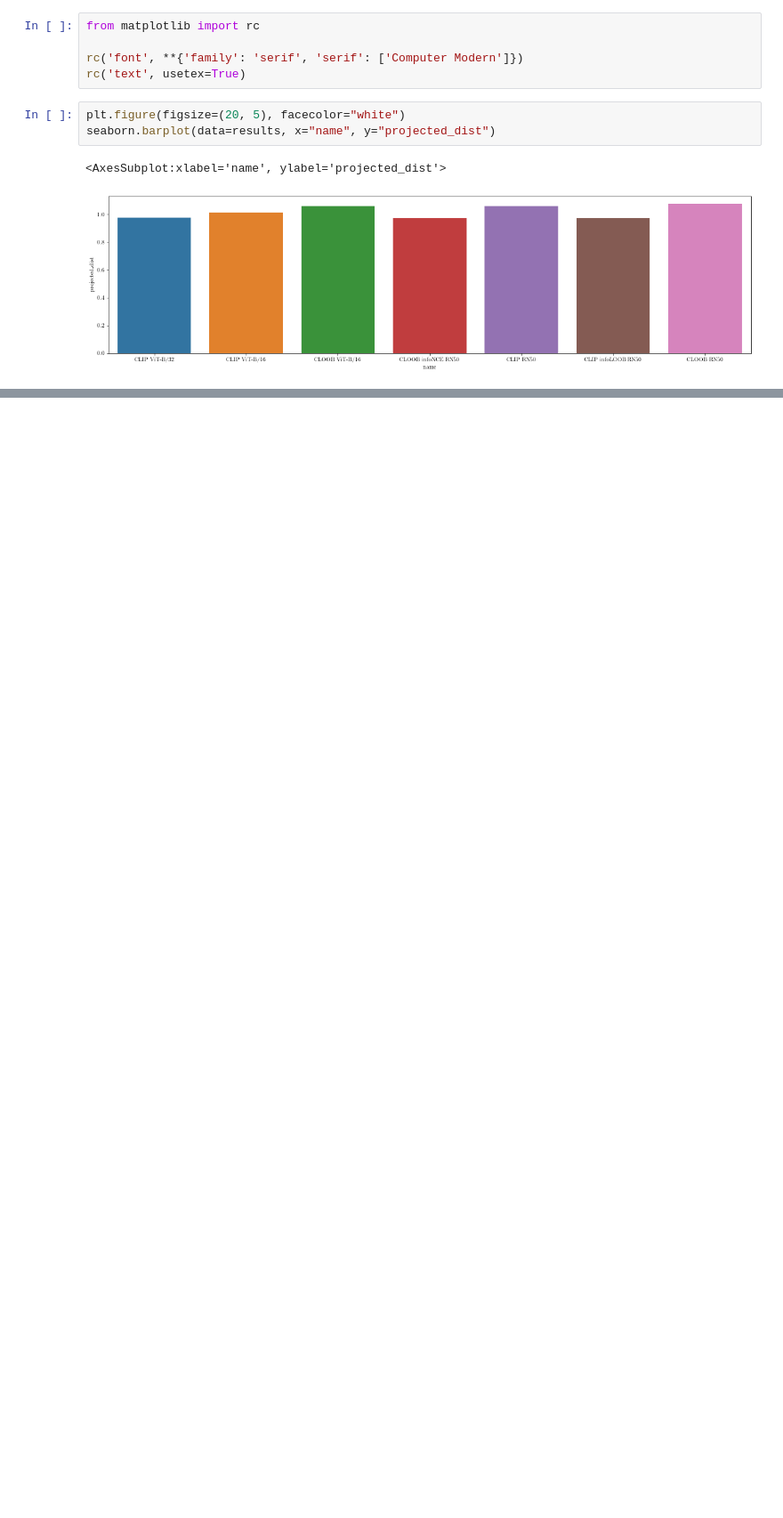
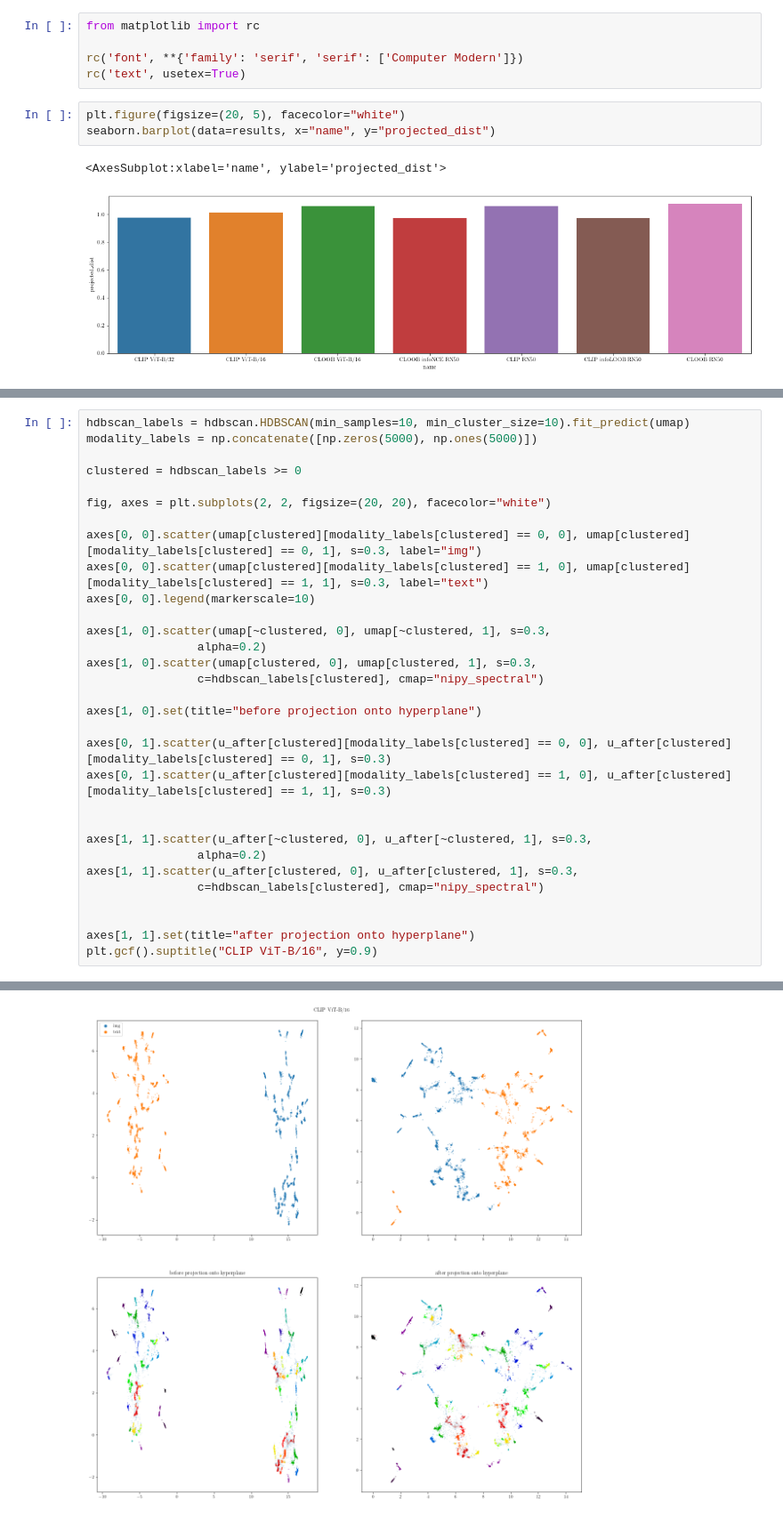
Before and after one commit to EleutherAI/exploring-contrastive-topology, a Jupyter notebook: Seperating Hyperplane Projected Distance.ipynb, the cells around one changed output, grey strips where cells are left out. Shown at 89% size. Saved outputs shown, nothing was run; the diff lists cells and outputs as text; blank space fills up the shorter version.

Commit message:
add clustering analysis

```diff
--- a/Seperating Hyperplane Projected Distance.ipynb
+++ b/Seperating Hyperplane Projected Distance.ipynb
@@ -112,0 +115,32 @@ Text(0.5, 0.95, 'CLIP ViT-B/16')
+# %%
+hdbscan_labels = hdbscan.HDBSCAN(min_samples=10, min_cluster_size=10).fit_predict(umap)
+modality_labels = np.concatenate([np.zeros(5000), np.ones(5000)])
+
+clustered = hdbscan_labels >= 0
+
+fig, axes = plt.subplots(2, 2, figsize=(20, 20), facecolor="white")
+
+axes[0, 0].scatter(umap[clustered][modality_labels[clustered] == 0, 0], umap[clustered][modality_labels[clustered] == 0, 1], s=0.3, label="img")
+axes[0, 0].scatter(umap[clustered][modality_labels[clustered] == 1, 0], umap[clustered][modality_labels[clustered] == 1, 1], s=0.3, label="text")
+axes[0, 0].legend(markerscale=10)
+
+axes[1, 0].scatter(umap[~clustered, 0], umap[~clustered, 1], s=0.3,
+                alpha=0.2)
+axes[1, 0].scatter(umap[clustered, 0], umap[clustered, 1], s=0.3,
+                c=hdbscan_labels[clustered], cmap="nipy_spectral")
+
+axes[1, 0].set(title="before projection onto hyperplane")
+
+axes[0, 1].scatter(u_after[clustered][modality_labels[clustered] == 0, 0], u_after[clustered][modality_labels[clustered] == 0, 1], s=0.3)
+axes[0, 1].scatter(u_after[clustered][modality_labels[clustered] == 1, 0], u_after[clustered][modality_labels[clustered] == 1, 1], s=0.3)
+
+
+axes[1, 1].scatter(u_after[~clustered, 0], u_after[~clustered, 1], s=0.3,
+                alpha=0.2)
+axes[1, 1].scatter(u_after[clustered, 0], u_after[clustered, 1], s=0.3,
+                c=hdbscan_labels[clustered], cmap="nipy_spectral")
+
+
+axes[1, 1].set(title="after projection onto hyperplane")
+plt.gcf().suptitle("CLIP ViT-B/16", y=0.9)
+# %% [output]
@@ -113,3 +148,4 @@ Text(0.5, 0.95, 'CLIP ViT-B/16')
+[figure, added]
 # %%
 img_embeds, text_embeds = models["cloob ViT-B-16"]["img_embeds"][:5000], models["cloob ViT-B-16"]["text_embeds"][:5000]
 umap, u_after = projected_embed(img_embeds, text_embeds)
```
Also changed, not shown: parts of 6 cells of this notebook.
